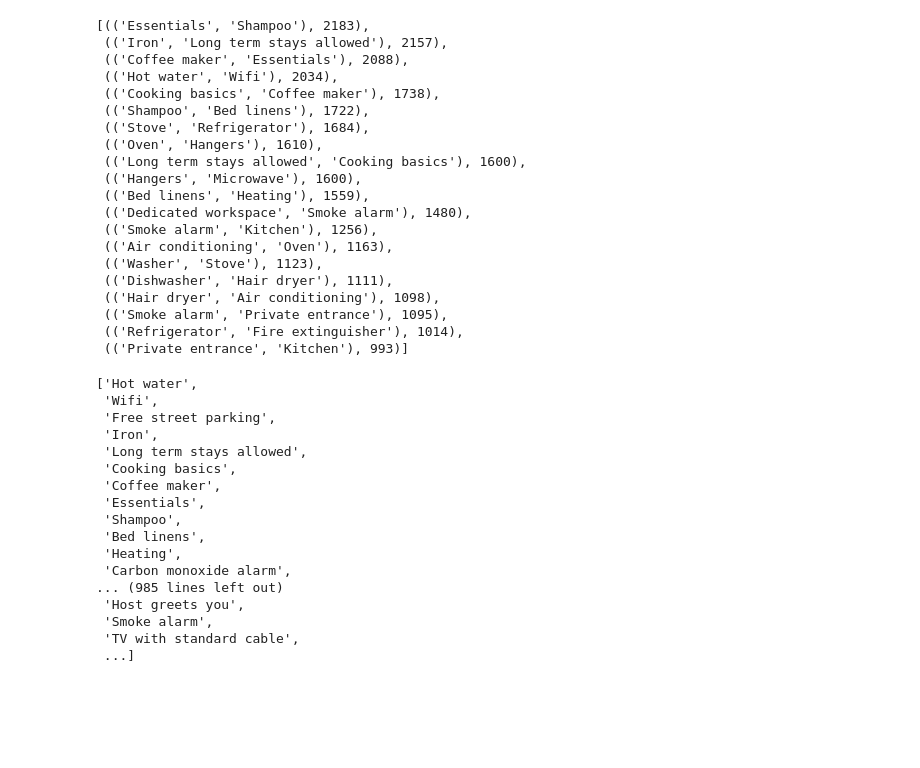
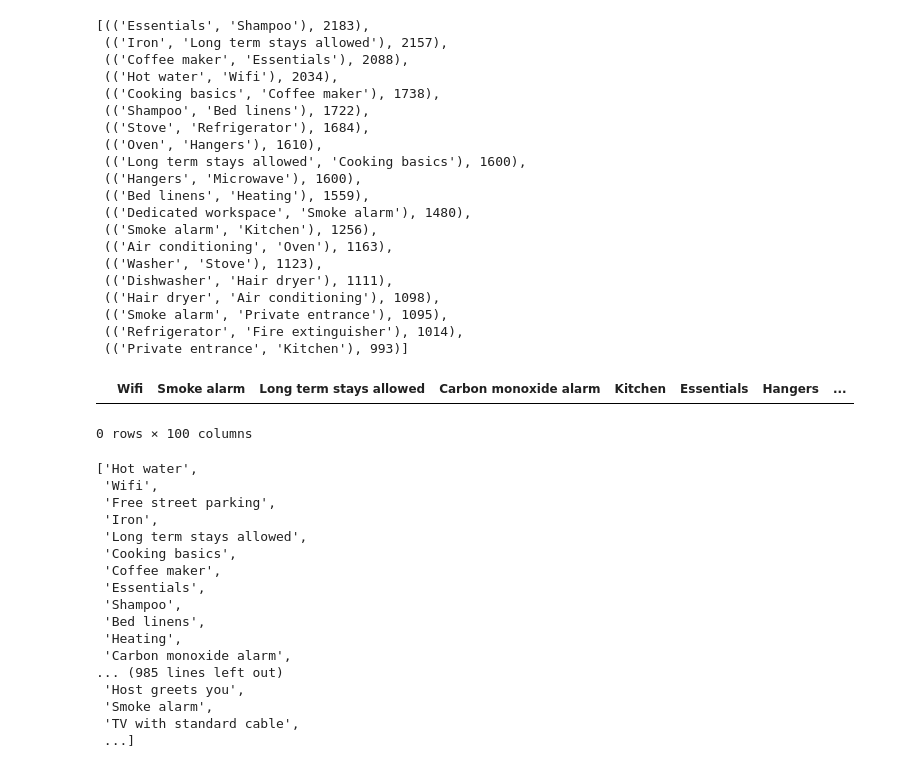
Before and after one commit to bluewallumich/airbnb-explorer, a Jupyter notebook: Exploratory Notebook Files/Untitled.ipynb, the cells around one changed output. Saved outputs shown, nothing was run; the diff lists cells and outputs as text; code cells hidden in the pictures; blank space fills up the shorter version.

Commit message:
Creating matrix from amenities

```diff
--- a/Exploratory Notebook Files/Untitled.ipynb
+++ b/Exploratory Notebook Files/Untitled.ipynb
@@ -101,4 +98,12 @@ n_gram_counter.most_common(20)
  (('Smoke alarm', 'Private entrance'), 1095),
  (('Refrigerator', 'Fire extinguisher'), 1014),
  (('Private entrance', 'Kitchen'), 993)]
+# %%
+# amenities_counter.most_common(100)
+top_100_amenities=[word for word,cnt in amenities_counter.most_common(100)]
+df = pd.DataFrame(data=None, index=None, columns=top_100_amenities, dtype=None, copy=False)
+df
+# %% [output]
+|  | Wifi | Smoke alarm | Long term stays allowed | Carbon monoxide alarm | Kitchen | Essentials | Hangers | ... |
+0 rows × 100 columns
 # %%
```
Also changed, not shown: parts of 2 cells of this notebook.
